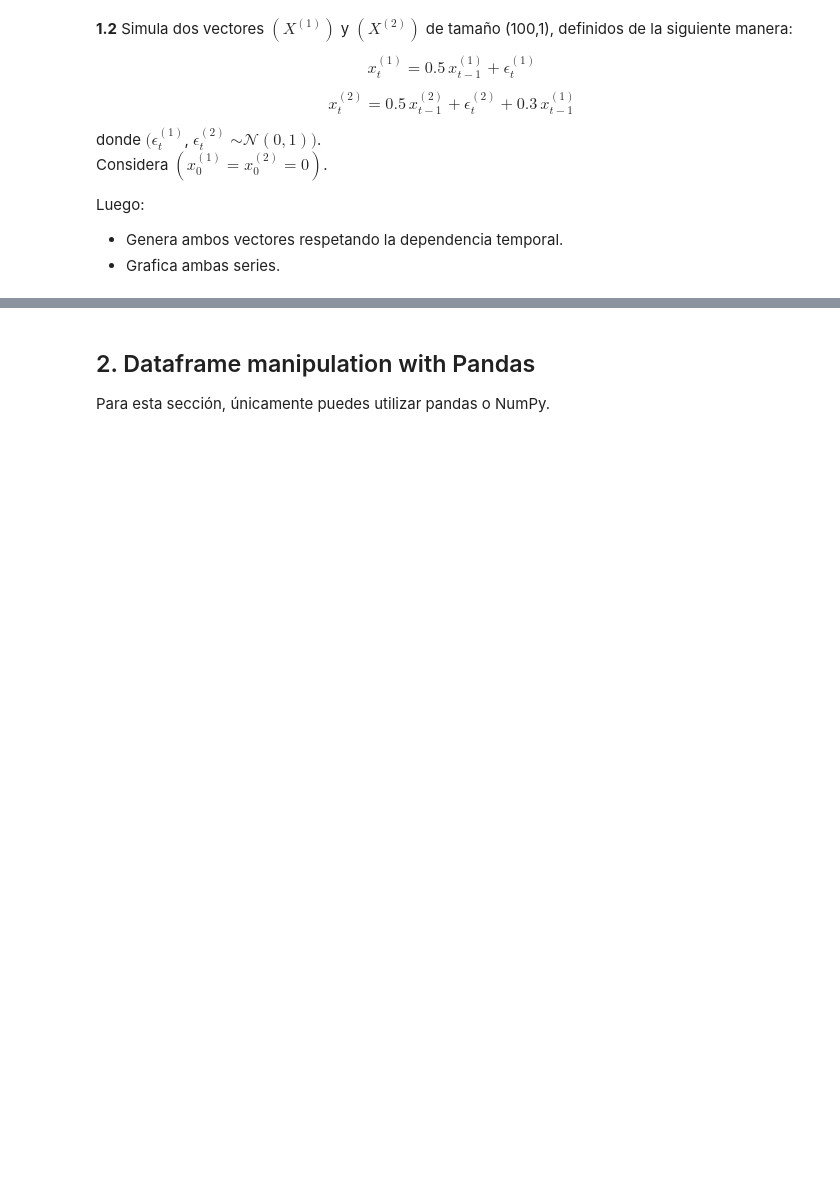
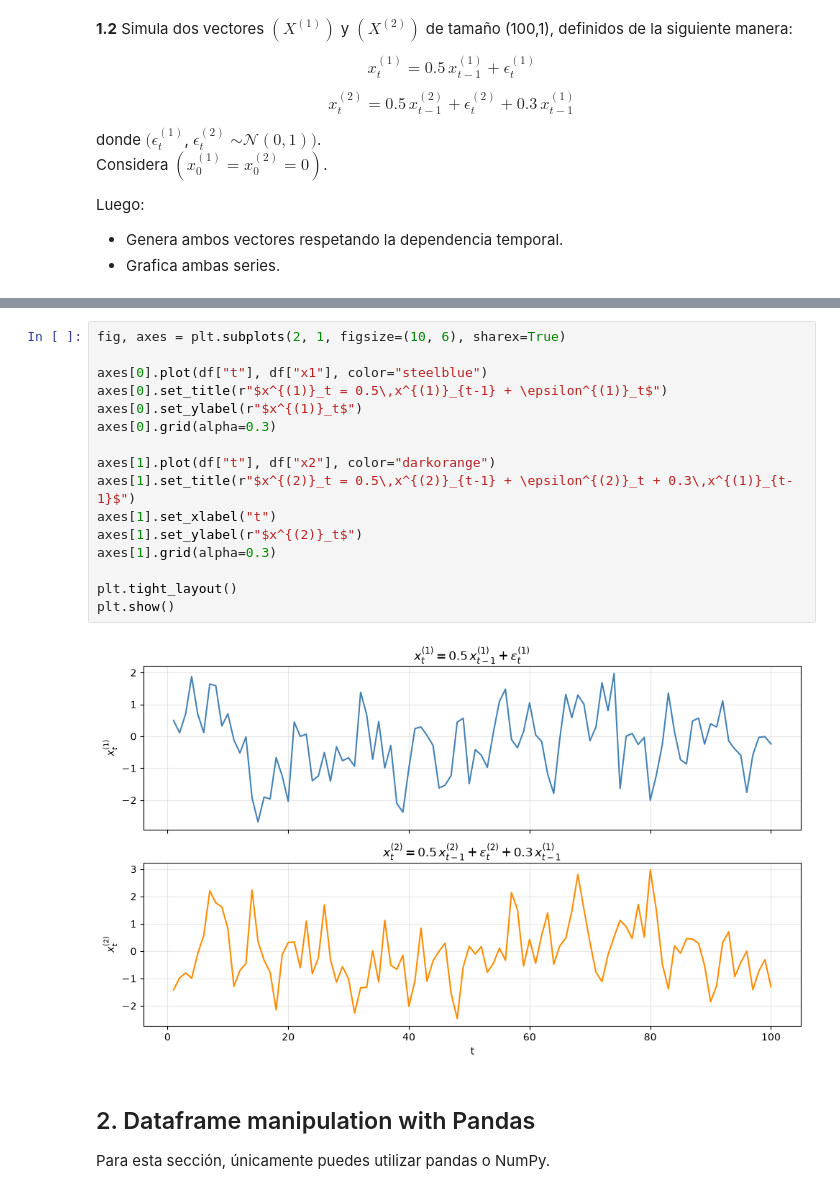
Before and after one commit to Saul-Ochoa/Solutions-to-Coding-Challenges, a Jupyter notebook: Examen_pricing_BCP/Examen_pricing/Examen/Test Python_examen.ipynb, the cells around one changed output, grey strips where cells are left out. Drawn from its saved outputs; the diff is of its cells as text; blank space fills up the shorter version.

```diff
--- a/Examen_pricing_BCP/Examen_pricing/Examen/Test Python_examen.ipynb
+++ b/Examen_pricing_BCP/Examen_pricing/Examen/Test Python_examen.ipynb
@@ -40,3 +136,21 @@ Luego:
+# %%
+fig, axes = plt.subplots(2, 1, figsize=(10, 6), sharex=True)
+
+axes[0].plot(df["t"], df["x1"], color="steelblue")
+axes[0].set_title(r"$x^{(1)}_t = 0.5\,x^{(1)}_{t-1} + \epsilon^{(1)}_t$")
+axes[0].set_ylabel(r"$x^{(1)}_t$")
+axes[0].grid(alpha=0.3)
+
+axes[1].plot(df["t"], df["x2"], color="darkorange")
+axes[1].set_title(r"$x^{(2)}_t = 0.5\,x^{(2)}_{t-1} + \epsilon^{(2)}_t + 0.3\,x^{(1)}_{t-1}$")
+axes[1].set_xlabel("t")
+axes[1].set_ylabel(r"$x^{(2)}_t$")
+axes[1].grid(alpha=0.3)
+
+plt.tight_layout()
+plt.show()
+# %% [output]
+[figure, added]
 # %% [markdown]
 ## 2. Dataframe manipulation with Pandas
 
```
Also changed, not shown: parts of 19 cells of this notebook.
